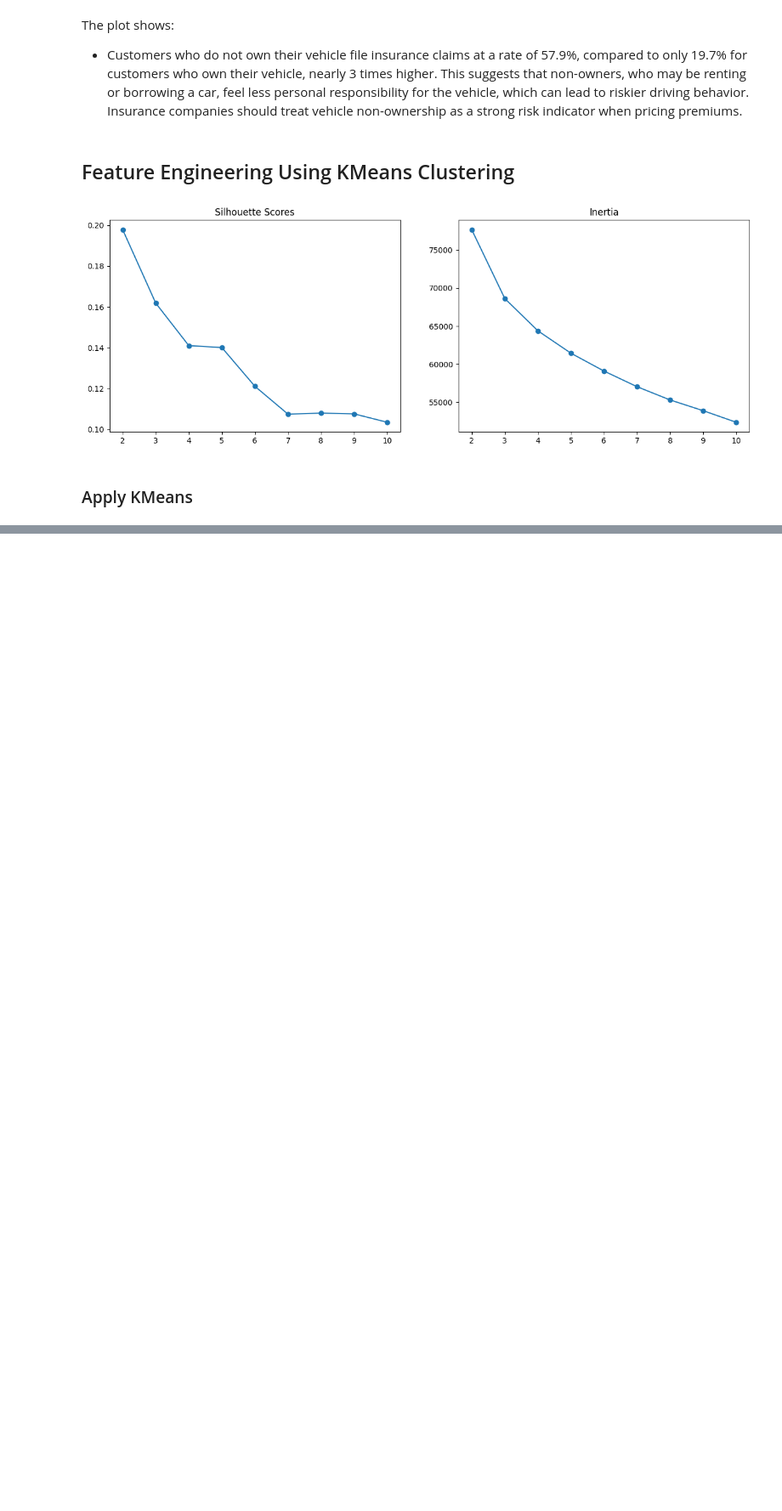
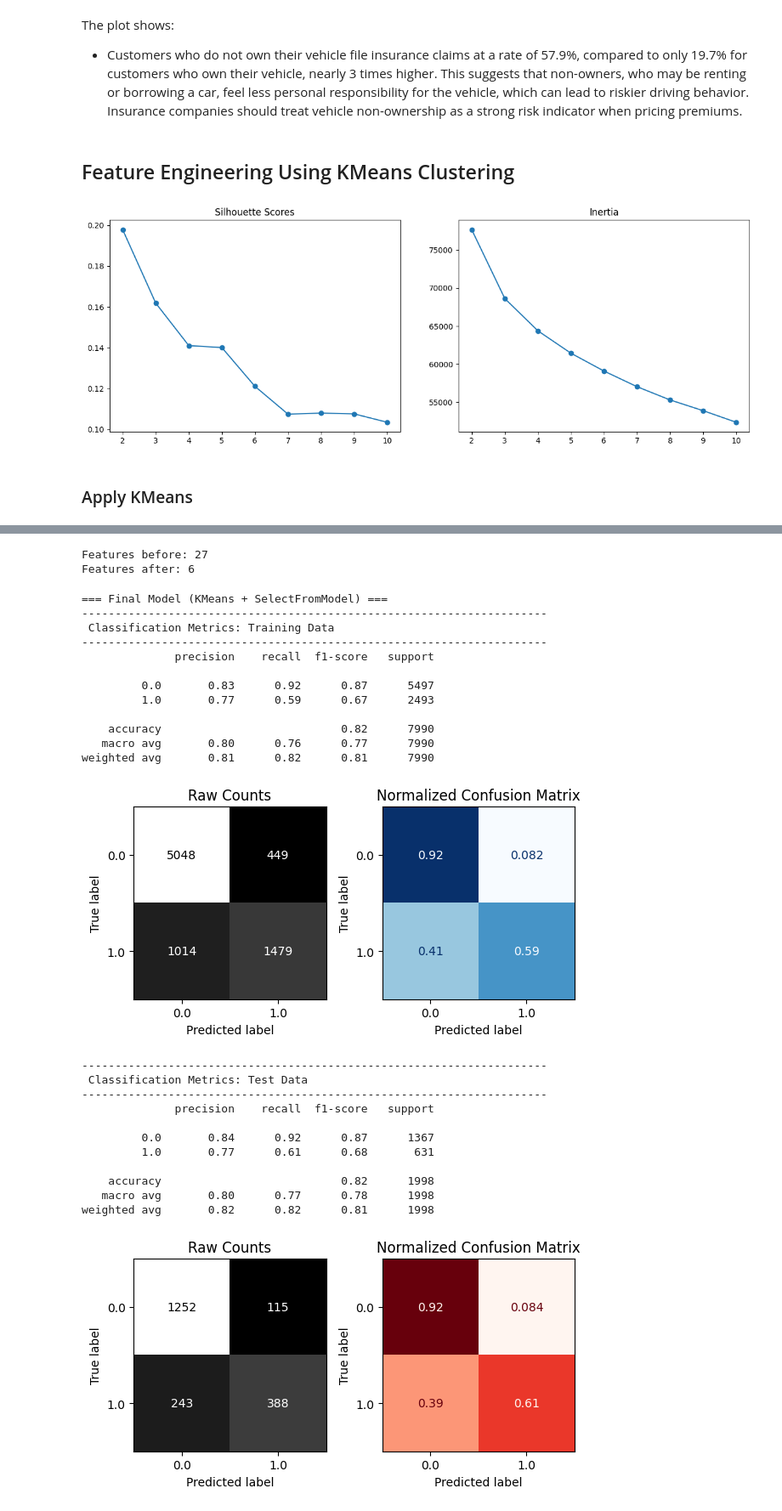
Before and after one commit to laramutair/Car-Insurance-Claim-Prediction, a Jupyter notebook: Project_4_Part_1_(Core).ipynb, the cells around one changed output, grey strips where cells are left out. Shown at 85% size. Cells and saved outputs as stored; diff of their text form; code cells hidden in the pictures; blank space fills up the shorter version.

```diff
--- a/Project_4_Part_1_(Core).ipynb
+++ b/Project_4_Part_1_(Core).ipynb
@@ -684,0 +737,51 @@ test_clusters = kmeans.predict(X_test_prep)
+# %%
+log_reg_sel = LogisticRegression(C=1e12, max_iter=1000, random_state=42)
+
+selector = SelectFromModel(log_reg_sel)
+selector.fit(X_train_kmeans, y_train)
+
+X_train_selected = selector.transform(X_train_kmeans)
+X_test_selected  = selector.transform(X_test_kmeans)
+
+above_threshold   = selector.get_support()
+selected_features = list(X_train_kmeans.columns[above_threshold])
+
+print(f"Features before: {X_train_kmeans.shape[1]}")
+print(f"Features after: {X_train_selected.shape[1]}")
+# %% [output]
+Features before: 27
+Features after: 6
+# %%
+# Final model
+lr_final = LogisticRegression(random_state=42, max_iter=1000)
+lr_final.fit(X_train_selected, y_train)
+
+print("=== Final Model (KMeans + SelectFromModel) ===")
+evaluate_classification(lr_final, X_train_selected, y_train,
+                                  X_test_selected,  y_test)
+# %% [output]
+=== Final Model (KMeans + SelectFromModel) ===
+----------------------------------------------------------------------
+ Classification Metrics: Training Data
+----------------------------------------------------------------------
+              precision    recall  f1-score   support
+
+         0.0       0.83      0.92      0.87      5497
+         1.0       0.77      0.59      0.67      2493
+
+    accuracy                           0.82      7990
+   macro avg       0.80      0.76      0.77      7990
+weighted avg       0.81      0.82      0.81      7990
+[figure, added]
+----------------------------------------------------------------------
+ Classification Metrics: Test Data
+----------------------------------------------------------------------
+              precision    recall  f1-score   support
+
+         0.0       0.84      0.92      0.87      1367
+         1.0       0.77      0.61      0.68       631
+
+    accuracy                           0.82      1998
+   macro avg       0.80      0.77      0.78      1998
+weighted avg       0.82      0.82      0.81      1998
+[figure, added]
```
Also changed, not shown: parts of 5 cells of this notebook.
